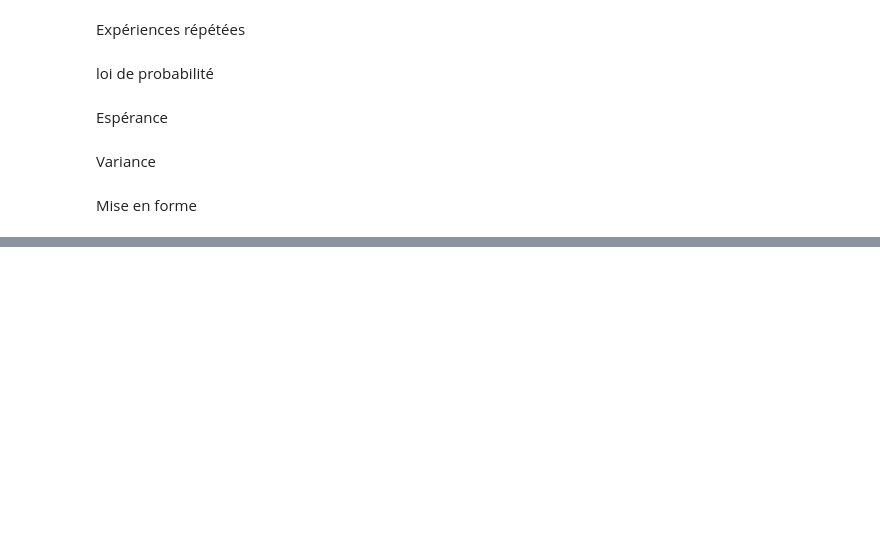
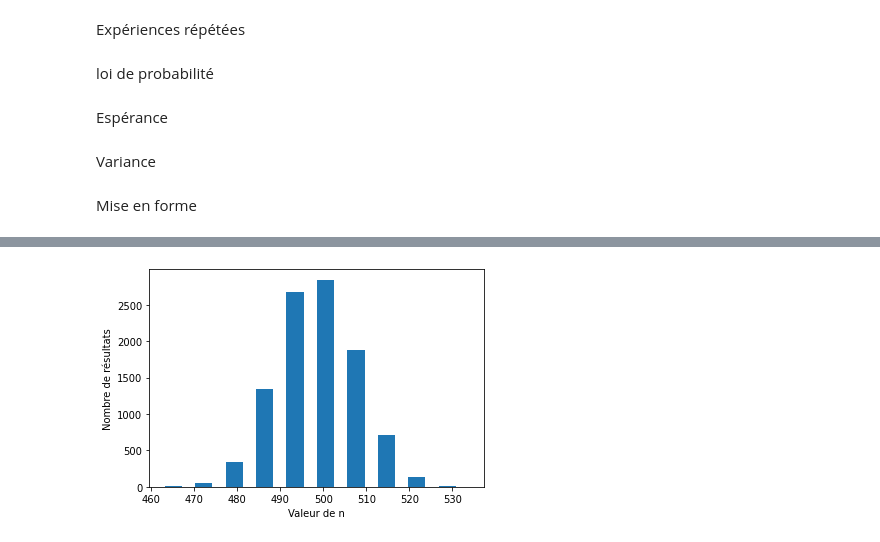
Before and after one commit to fay0026/probabilites_s3, a Jupyter notebook: Variables aléatoires discrètes.ipynb, the cells around one changed output, grey strips where cells are left out. Cells and saved outputs as stored; diff of their text form; code cells hidden in the pictures; blank space fills up the shorter version.

```diff
--- a/Variables aléatoires discrètes.ipynb
+++ b/Variables aléatoires discrètes.ipynb
@@ -282,0 +474,23 @@ print(pifométrique(10000))
+# %%
+def Yn(n):
+    somme = 0
+    for i in range(n):
+        somme += random.random()
+    return somme
+# %%
+def YExpérience(nrep, n):
+    listeS = []
+    for i in range(nrep):
+        listeS.append(Yn(n))
+    return listeS
+# %%
+def grapheYn(nrep, n):
+    plt.figure()
+    plt.hist(YExpérience(nrep, n), width = 4)
+    plt.xlabel("Valeur de n")
+    plt.ylabel("Nombre de résultats")
+    plt.show
+# %%
+grapheYn(10000, 1000)
+# %% [output]
+[figure, added]
```
Also changed, not shown: parts of 46 cells of this notebook.
